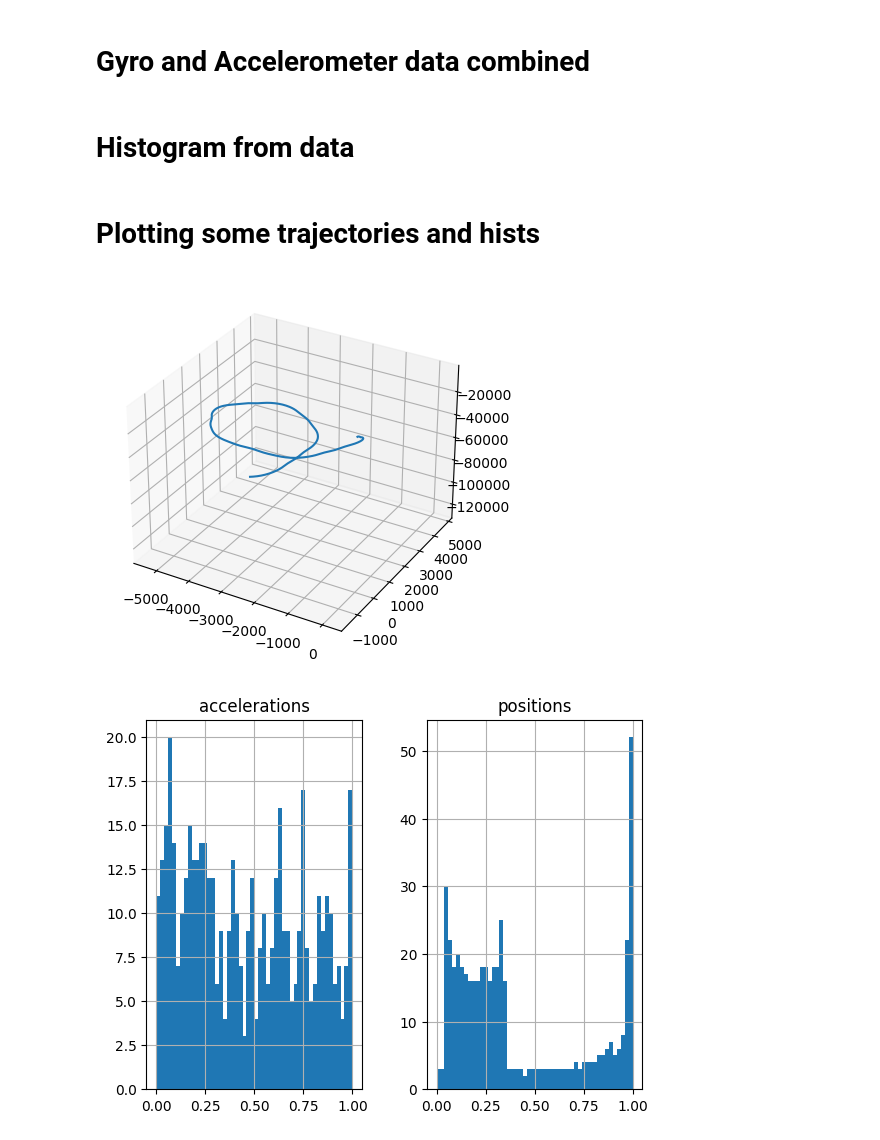
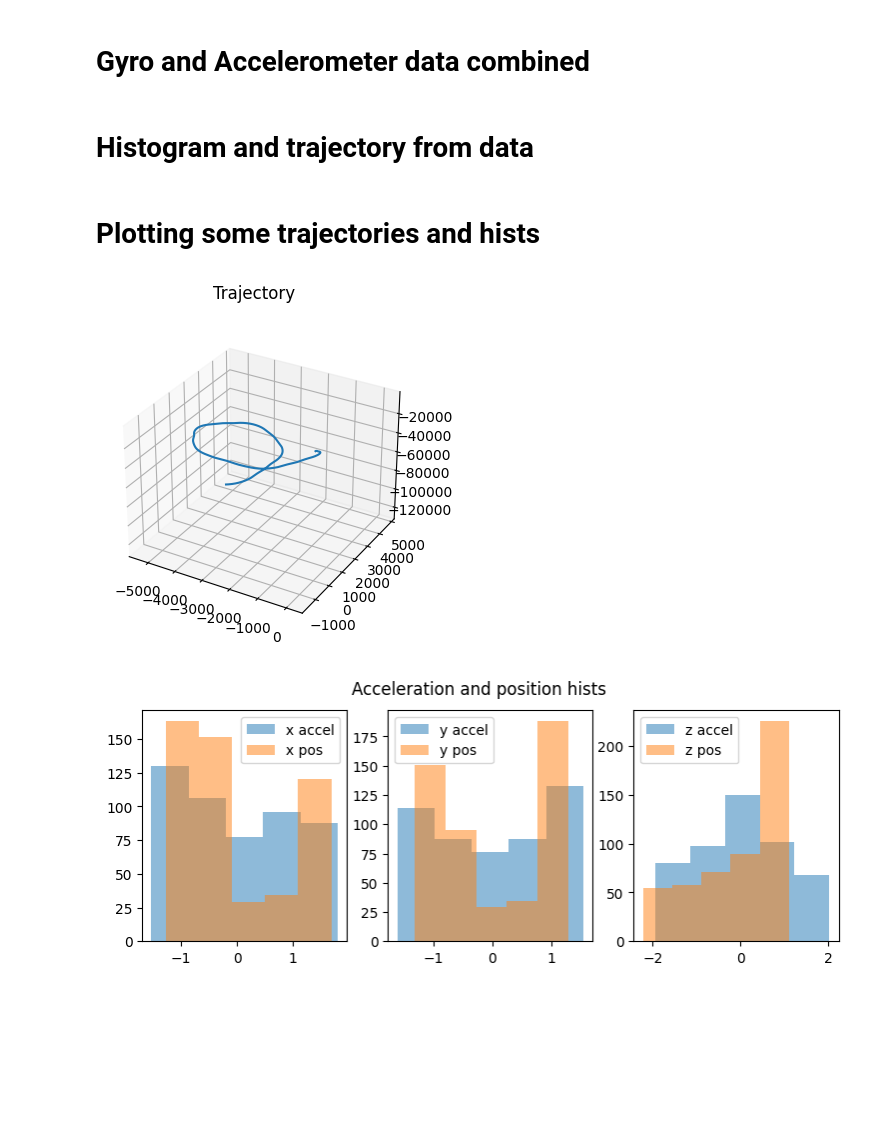
Before and after one commit to AnnaRemi/Lab_trajectiories, a Jupyter notebook: trajectory.ipynb, the cells around one changed output. Cells and saved outputs as stored; diff of their text form; code cells hidden in the pictures; blank space fills up the shorter version.

```diff
--- a/trajectory.ipynb
+++ b/trajectory.ipynb
@@ -165,2 +142,2 @@ def plot_trajectory(ACCELERATIONS, YAW_RATES, TIMESTAMPS):
 # %% [markdown]
-# Histogram from data
+# Histogram and trajectory from data
@@ -178,17 +148,58 @@ def get_hist(ACCELERATIONS, YAW_RATES, TIMESTAMPS):
+# %%
+def get_hist_and_traj(ACCELERATIONS, YAW_RATES, TIMESTAMPS):
+    ACCELERATIONS_NEW = callibrate(ACCELERATIONS, YAW_RATES, TIMESTAMPS)
+    POSITIONS = get_position(ACCELERATIONS_NEW, TIMESTAMPS[1:])
+
+    df_x = pd.DataFrame({'accelerations':ACCELERATIONS_NEW[0][2:],
+                   'positions':POSITIONS[0]})
+    df_x = scale(df_x)
+
+    df_y = pd.DataFrame({'accelerations':ACCELERATIONS_NEW[1][2:],
+                   'positions':POSITIONS[1]})
+    df_y = scale(df_y)
+
+    df_z = pd.DataFrame({'accelerations':ACCELERATIONS_NEW[2][2:],
+                   'positions':POSITIONS[2]})
+    df_z = scale(df_z)
+
+
+    bins = 5
+    fig_1 = plt.figure(figsize=(5,4))
+    fig_1.suptitle('Trajectory')
+    ax = fig_1.add_subplot(111, projection='3d')
+    ax.plot3D(POSITIONS[0], POSITIONS[1], POSITIONS[2])
+
+    fig_2 = plt.figure(figsize=(9,3))
+    fig_2.suptitle('Acceleration and position hists')
+    x = fig_2.add_subplot(131)
+    x.hist(df_x['accelerations'], bins, alpha=0.5, label='x accel')
+    x.hist(df_x['positions'], bins, alpha=0.5, label='x pos')
+    x.legend()
+
+    y = fig_2.add_subplot(132)
+    y.hist(df_y['accelerations'], bins, alpha=0.5, label='y accel')
+    y.hist(df_y['positions'], bins, alpha=0.5, label='y pos')
+    y.legend()
+
+    z = fig_2.add_subplot(133)
+    z.hist(df_z['accelerations'], bins, alpha=0.5, label='z accel')
+    z.hist(df_z['positions'], bins, alpha=0.5, label='z pos')
+    z.legend()
+
+    plt.show()
 # %% [markdown]
 # Plotting some trajectories and hists
 # %%
 url = "https://raw.githubusercontent.com/AnnaRemi/Lab_trajectiories/main/_sessions/Anna_circle/SM2_B1A105.csv"
 dataset = pd.read_csv(url)
 dataset = dataset[:500]
 
 TIMESTAMPS    = np.arange(0, dataset.accel_z.size, 1)
 YAW_RATES = [dataset.gyro_x, dataset.gyro_y, dataset.gyro_z]
 ACCELERATIONS = [dataset.accel_x, dataset.accel_y, dataset.accel_z]
 
-plot_trajectory(ACCELERATIONS, YAW_RATES, TIMESTAMPS)
-get_hist(ACCELERATIONS, YAW_RATES, TIMESTAMPS)
+get_hist_and_traj(ACCELERATIONS, YAW_RATES, TIMESTAMPS)
 # %% [output]
-[figure, old version]
+[figure, new version]
-[figure, old version]
+[figure, new version]
 # %%
```
Also changed, not shown: parts of 31 cells of this notebook, 1 other file.
